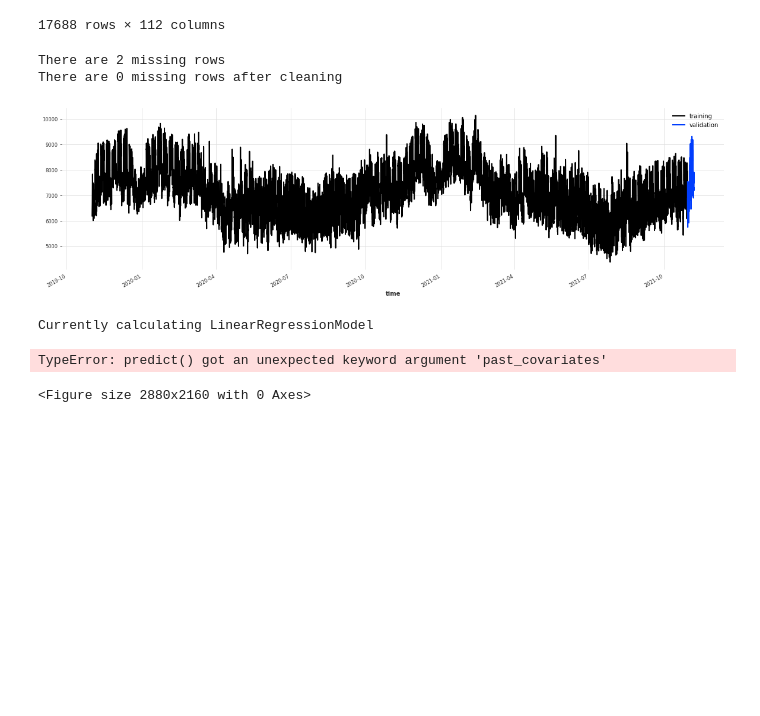
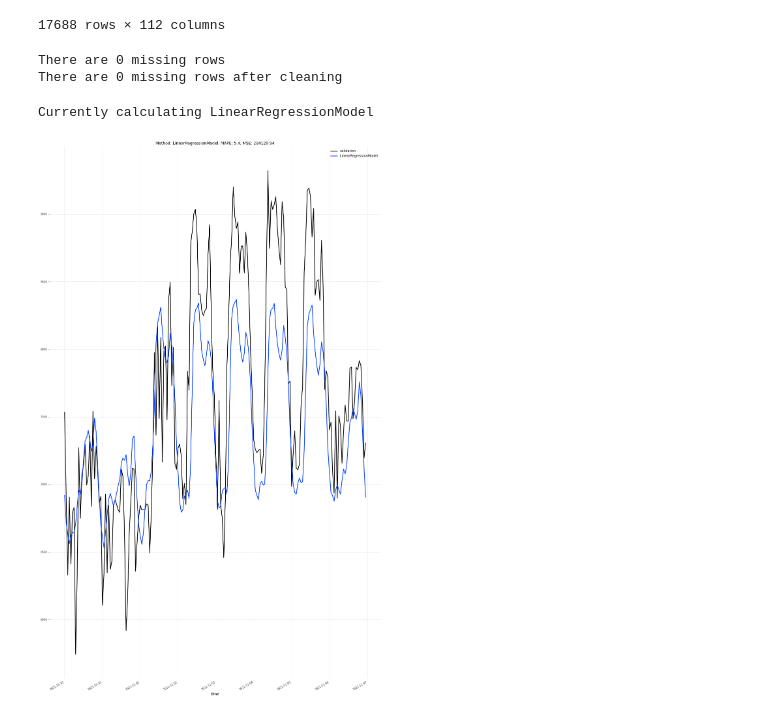
Before and after one commit to lemonhead94/energy-systems-iot, a Jupyter notebook: LoadForcasting.ipynb, the cells around one changed output. Saved outputs shown, nothing was run; the diff lists cells and outputs as text; code cells hidden in the pictures; blank space fills up the shorter version.

Commit message:
covariates

```diff
--- a/LoadForcasting.ipynb
+++ b/LoadForcasting.ipynb
@@ -342,24 +343,25 @@ print(f"There are {len(final_df[pd.to_datetime(final_df['time']).diff() > '01:00
 start_timestamp = pd.Timestamp('20191101')
 end_timestamp = pd.Timestamp('20211107')
 
-df_ts = pd.DataFrame(pd.date_range(start=start_timestamp, end=end_timestamp, freq='1H')[:-1], columns=['time'])
+df_ts = pd.DataFrame(pd.date_range(start=start_timestamp, end=end_timestamp, freq='1H')[1:-1], columns=['time'])
 final_df = pd.merge(df_ts, final_df.drop_duplicates(subset='time'), on='time', how='left').fillna(method='ffill')
-
+final_df = final_df.drop('Forecasted Load', axis=1)
 print(f"There are {len(final_df[pd.to_datetime(final_df['time']).diff() > '01:00:00'].index.values)} missing rows after cleaning")
 # %% [output]
-There are 2 missing rows
+There are 0 missing rows
 There are 0 missing rows after cleaning
 # %%
 from darts import TimeSeries
 import matplotlib.pyplot as plt
 
 series = TimeSeries.from_dataframe(final_df, 'time', 'Actual Load')
-training, validation = series.split_before(pd.Timestamp('20211030'))
-
-
-plt.figure(figsize=(20,5))
-training.plot(label='training')
-validation.plot(label='validation')
-# %% [output]
-[figure, removed]
+# %%
+series = TimeSeries.from_dataframe(final_df, 'time', 'Actual Load')
+covariates = TimeSeries.from_dataframe(final_df, 'time', 'hour_sin_1')
+
+for col in final_df.columns[3:]:
+    tmp = TimeSeries.from_dataframe(final_df, 'time', col)
+    covariates = covariates.stack(tmp)
+
+training, validation = series.split_before(pd.Timestamp('20211030'))
 # %%
@@ -367,31 +369,30 @@ LinearRegressionModel(lags=24).predict(n=len(validation), past_covariates=[cov])
 # %%
 from darts.models import LinearRegressionModel
 from darts.metrics import mape, mse
 
-model0 = LinearRegressionModel(lags=24)
+model0 = LinearRegressionModel(lags=24, lags_past_covariates=24)
 
 models = {
-    "LinearRegressionModel" : final_model_0
+    "LinearRegressionModel" : model0
 }
 
 fig = plt.figure(figsize=(40, 30))
 for i, (name, model) in enumerate(models.items()):
     print(f"Currently calculating {name}")
-    model.fit(series=training)
-    predictions = model.predict(n=len(validation), past_covariates=[cov])
+    model.fit(series=training, past_covariates=covariates)
+    predictions = model.predict(n=len(validation), past_covariates=covariates)
     mape_score = round(mape(validation, predictions), 2)
     mse_score = round(mse(validation, predictions), 2)
 
     # plotting figure
     fig.add_subplot(1, 2, i+1)
     #training.plot(label="training")
     validation.plot(label="validation")
     predictions.plot(label=name)
     plt.title(f"Method: {name}, MAPE: {mape_score}, MSE: {mse_score}")
     plt.legend()
 # fig.tight_layout()
 plt.show()
 # %% [output]
 Currently calculating LinearRegressionModel
-TypeError: predict() got an unexpected keyword argument 'past_covariates'
-<Figure size 2880x2160 with 0 Axes>
+[figure, added]
```
Also changed, not shown: parts of 2 cells of this notebook.
